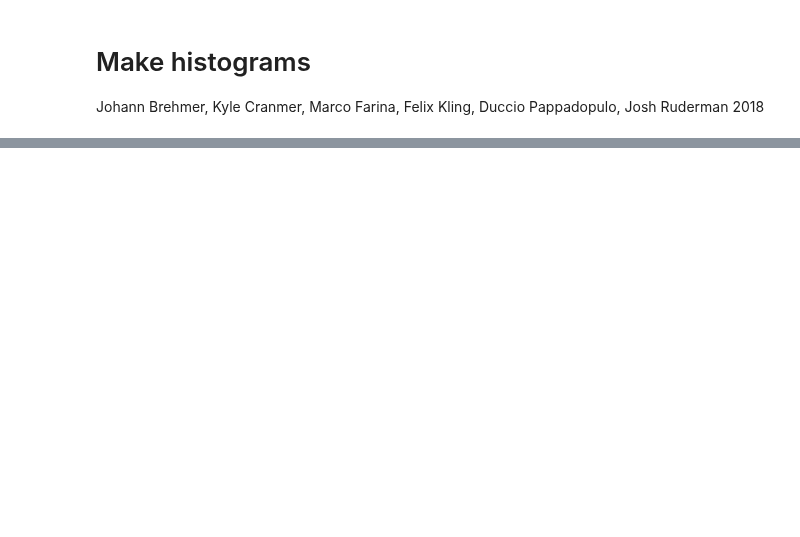
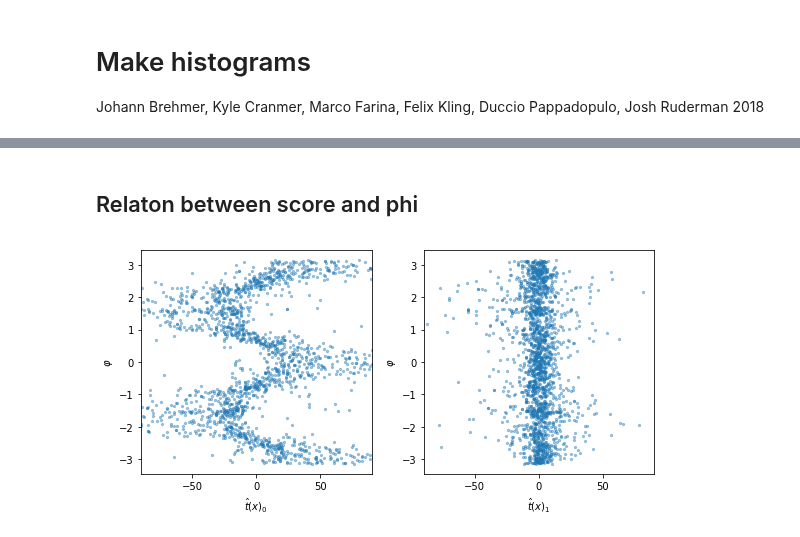
Before and after one commit to dlvp/diboson_mining, a Jupyter notebook: notebooks/wgamma/09_plot_score.ipynb, the cells around one changed output, grey strips where cells are left out. Drawn from its saved outputs; the diff is of its cells as text; code cells hidden in the pictures; blank space fills up the shorter version.

Commit message:
New score vs phi plot

```diff
--- a/notebooks/wgamma/09_plot_score.ipynb
+++ b/notebooks/wgamma/09_plot_score.ipynb
@@ -21,11 +31,11 @@ mg_dir = '/Users/johannbrehmer/work/projects/madminer/MG5_aMC_v2_6_2/'
 # %%
-sample_dir = base_dir + 'data/samples/wgamma/'
+sample_dir = base_dir + 'data/samples/wgamma_sys/'
 card_dir = base_dir + 'cards/wgamma/'
 ufo_model_dir = card_dir + 'SMWgamma_UFO'
 run_card_dir = card_dir + 'run_cards/'
-mg_process_dir = base_dir + 'data/mg_processes/wgamma/'
+mg_process_dir = base_dir + 'data/mg_processes/wgamma_sys/'
 log_dir = base_dir + 'logs/wgamma/'
 temp_dir = base_dir + 'data/temp'
 delphes_dir = mg_dir + 'Delphes'
-model_dir = base_dir + 'data/models/wgamma/'
-result_dir = base_dir + 'data/results/wgamma/'
+model_dir = base_dir + 'data/models/wgamma_sys/'
+result_dir = base_dir + 'data/results/wgamma_sys/'
@@ -387,0 +48,26 @@ plt.show()
+# %%
+x = np.load(sample_dir + 'test_tight/x_test.npy')
+# %%
+that, _ = ensemble.evaluate(x_filename=sample_dir + 'test_tight/x_test.npy', calculate_covariance=False)
+# %% [markdown]
+## Relaton between score and phi
+# %%
+xmin, xmax = -90., 90.
+skip=500
+
+fig = plt.figure(figsize=(8,4))
+
+for i in range(2):
+
+    ax = plt.subplot(1,2,i+1)
+    plt.scatter(that[::skip,i], x[::skip,-1], alpha=0.4, s=5.)
+
+    plt.xlabel(r'$\hat{t}(x)_' + str(i) + '$')
+    plt.ylabel(r'$\varphi$')
+
+    plt.xlim(xmin, xmax)
+
+plt.tight_layout()
+plt.savefig('../../figures/wgamma/score_phi_correlation.pdf')
+# %% [output]
+[figure, added]
```
Also changed, not shown: parts of 21 cells of this notebook, 2 other files.
